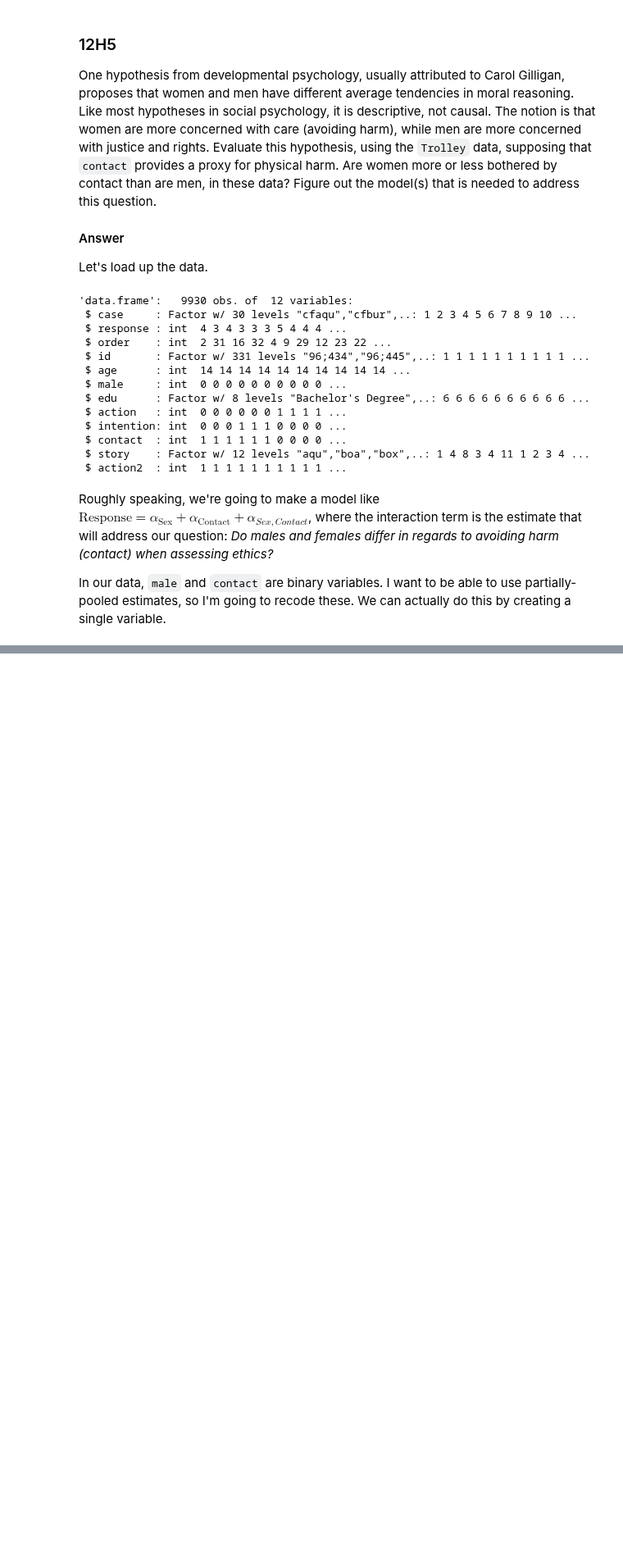
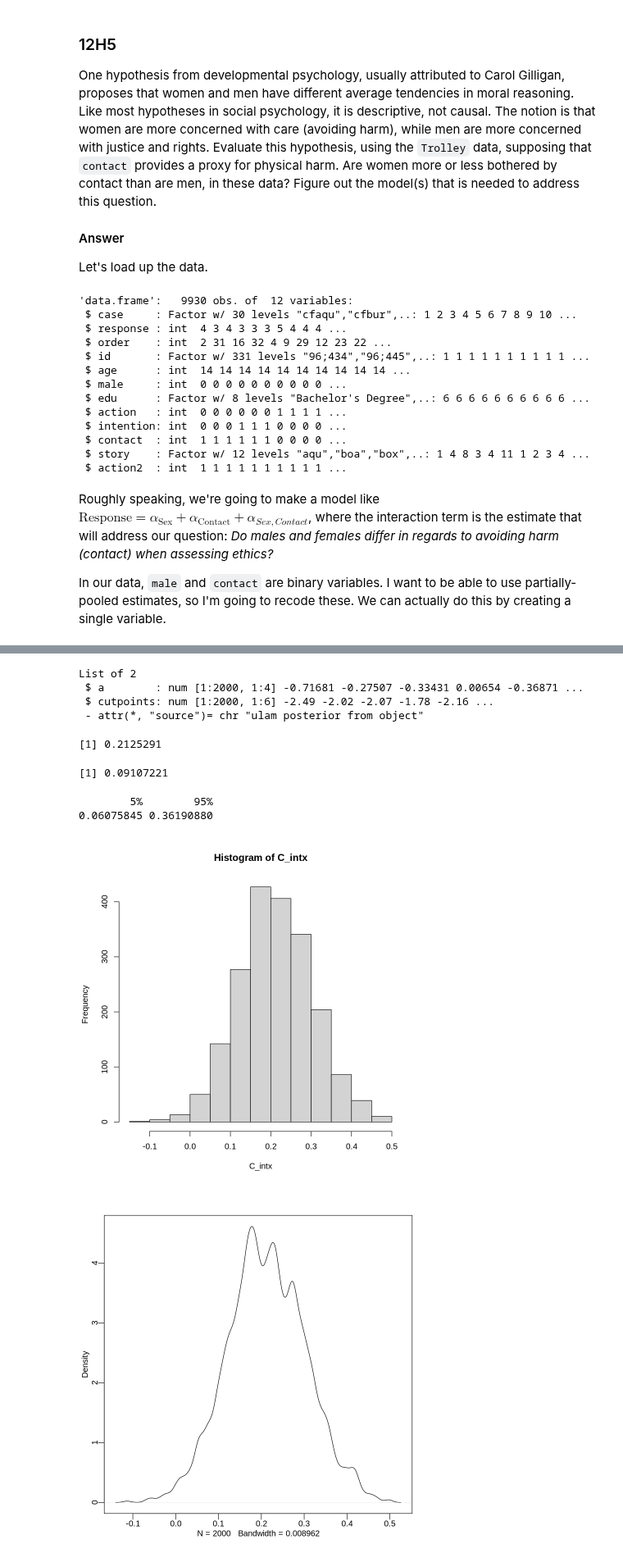
Before and after one commit to nicklausmillican/StatisticalRethinkingIISolutions, a Jupyter notebook: StatisticalRethinkingSolutions2_Ch12.ipynb, the cells around one changed output, grey strips where cells are left out. Shown at 82% size. Saved outputs shown, nothing was run; the diff lists cells and outputs as text; code cells hidden in the pictures; blank space fills up the shorter version.

```diff
--- a/StatisticalRethinkingSolutions2_Ch12.ipynb
+++ b/StatisticalRethinkingSolutions2_Ch12.ipynb
@@ -1304,7 +1304,9 @@ Roughly speaking, we're going to make a model like $\text{Response} = \alpha_{\t
 In our data, `male` and `contact` are binary variables.  I want to be able to use partially-pooled estimates, so I'm going to recode these.  We can actually do this by creating a single variable.
 # %%
 d_list <- list(R = d$response,
-               SC = d$male*2 + (d$contact + 1)) # 1 = Female, No contact; 2 = Female, Contact; 3 = Male, No contact; 4 = Male, Contact
+               SC = as.integer(d$male*2 + (d$contact + 1))) # 1 = Female, No contact; 2 = Female, Contact; 3 = Male, No contact; 4 = Male, Contact
+
+str(d_list)
 # %% [markdown]
 Our actual regression may have additional explanatory terms, depending on how we think ethical intuition/reasoning works.
 
@@ -1311,0 +1314,12 @@ Since `response` is an ordered categorical variable, we need to reflect this in
+# %%
+m <- ulam(
+  alist(
+    R ~ dordlogit(phi, cutpoints),
+      phi <- a[SC],
+        a[SC] ~ dnorm(0, 1),
+      cutpoints ~ dnorm(0, 10)
+  ), data=d_list,
+     chains=4,
+     cores=4,
+     iter=1000
+)
@@ -1311,0 +1458,21 @@ Since `response` is an ordered categorical variable, we need to reflect this in
+# %%
+post <- extract.samples(m)
+str(post)
+# %% [output]
+List of 2
+ $ a        : num [1:2000, 1:4] -0.71681 -0.27507 -0.33431 0.00654 -0.36871 ...
+ $ cutpoints: num [1:2000, 1:6] -2.49 -2.02 -2.07 -1.78 -2.16 ...
+ - attr(*, "source")= chr "ulam posterior from object"
+# %%
+C_eff_Females <- post$a[,2] - post$a[,1]
+C_eff_Males <- post$a[,4] - post$a[,3]
+C_intx <- C_eff_Females - C_eff_Males
+hist(C_intx); mean(C_intx); sd(C_intx); quantile(C_intx, c(0.05, 0.95))
+dens(C_intx)
+# %% [output]
+[1] 0.2125291
+[1] 0.09107221
+        5%        95%
+0.06075845 0.36190880
+[figure, added]
+[figure, added]
```
Also changed, not shown: parts of 8 cells of this notebook.
